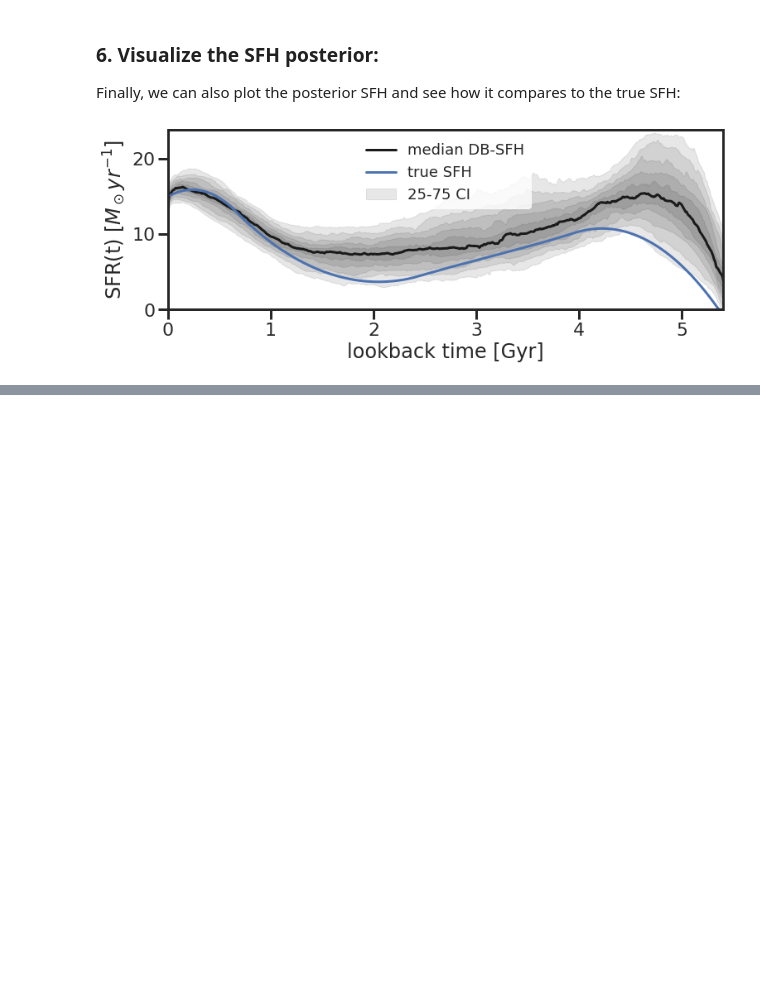
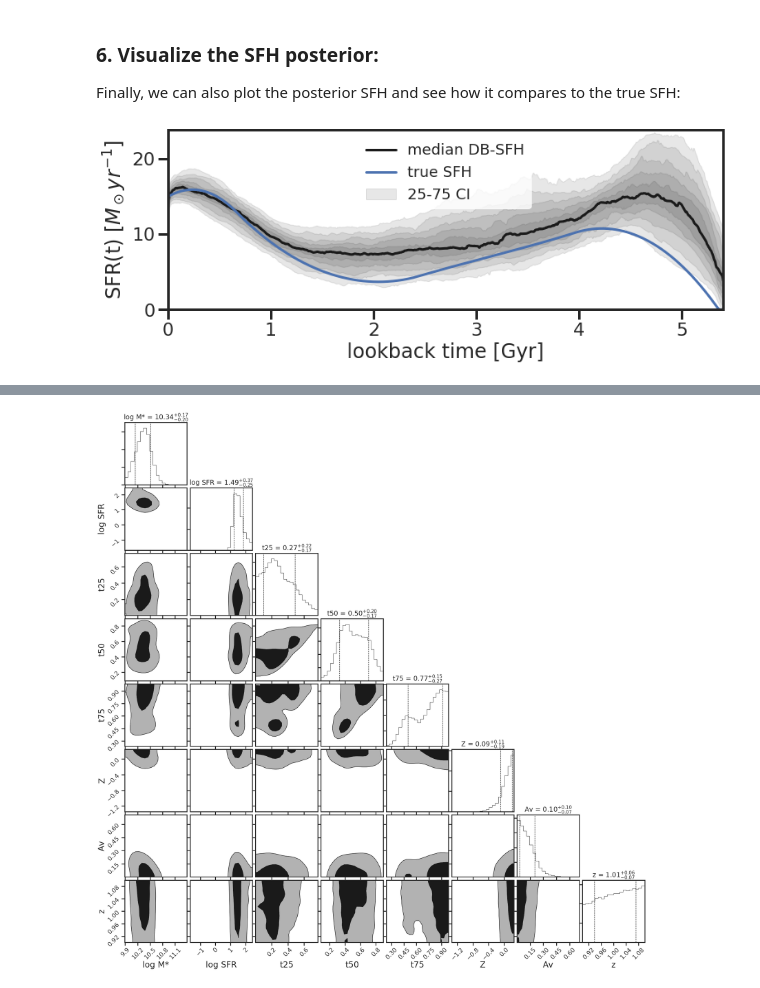
Before and after one commit to kartheikiyer/dense_basis, a Jupyter notebook: docs/tutorials/getting_started.ipynb, the cells around one changed output, grey strips where cells are left out. Cells and saved outputs as stored; diff of their text form; code cells hidden in the pictures; blank space fills up the shorter version.

```diff
--- a/docs/tutorials/getting_started.ipynb
+++ b/docs/tutorials/getting_started.ipynb
@@ -114,0 +123,4 @@ db.plot_SFH_posterior(chi2_array, norm_fac, obs_sed, atlas,
+# %%
+sampler = db.run_emceesampler(obs_sed, obs_err, atlas, epochs=10000, plot_posteriors=True)
+# %% [output]
+[figure, added]
```
Also changed, not shown: parts of 4 cells of this notebook, 16 other files.
